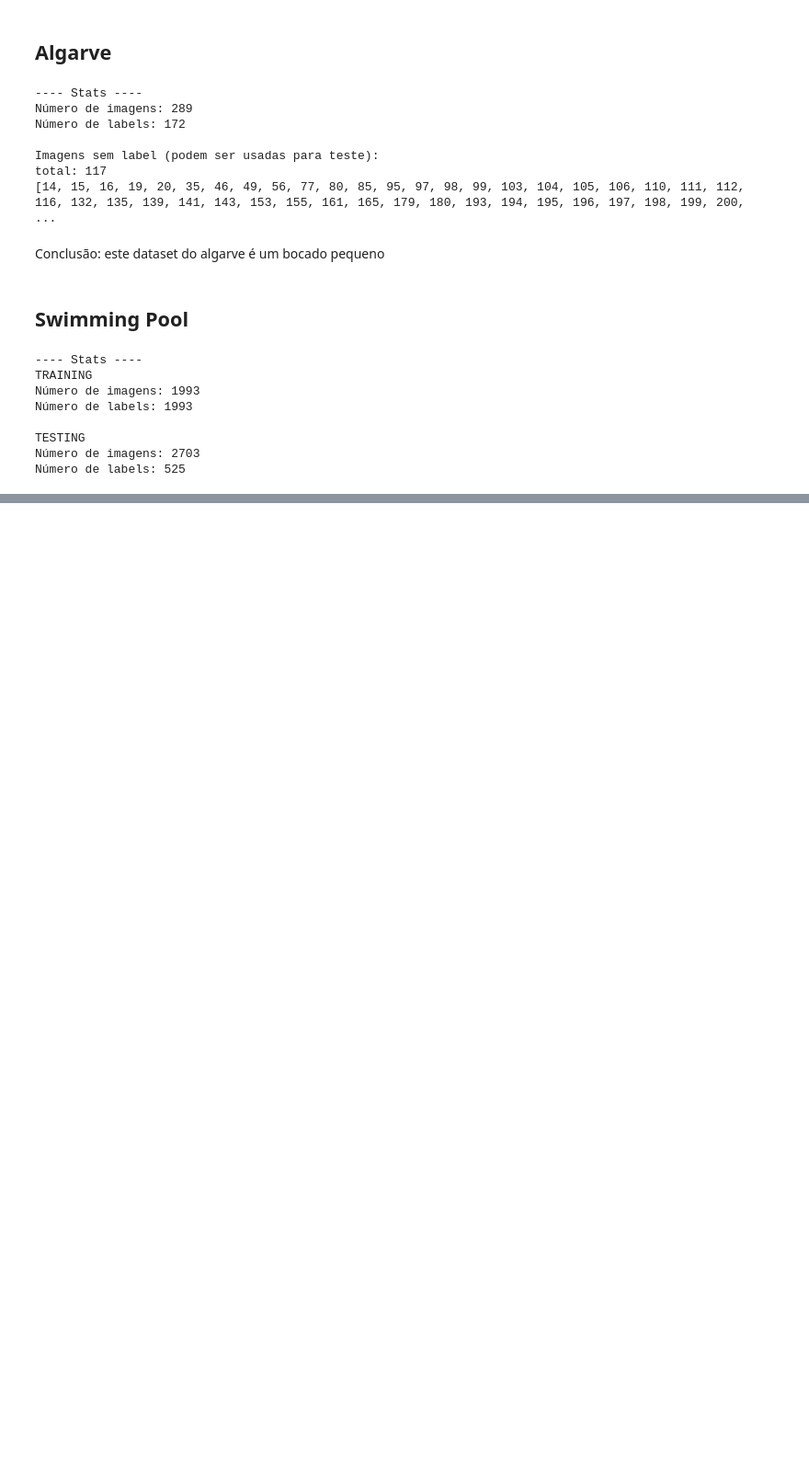
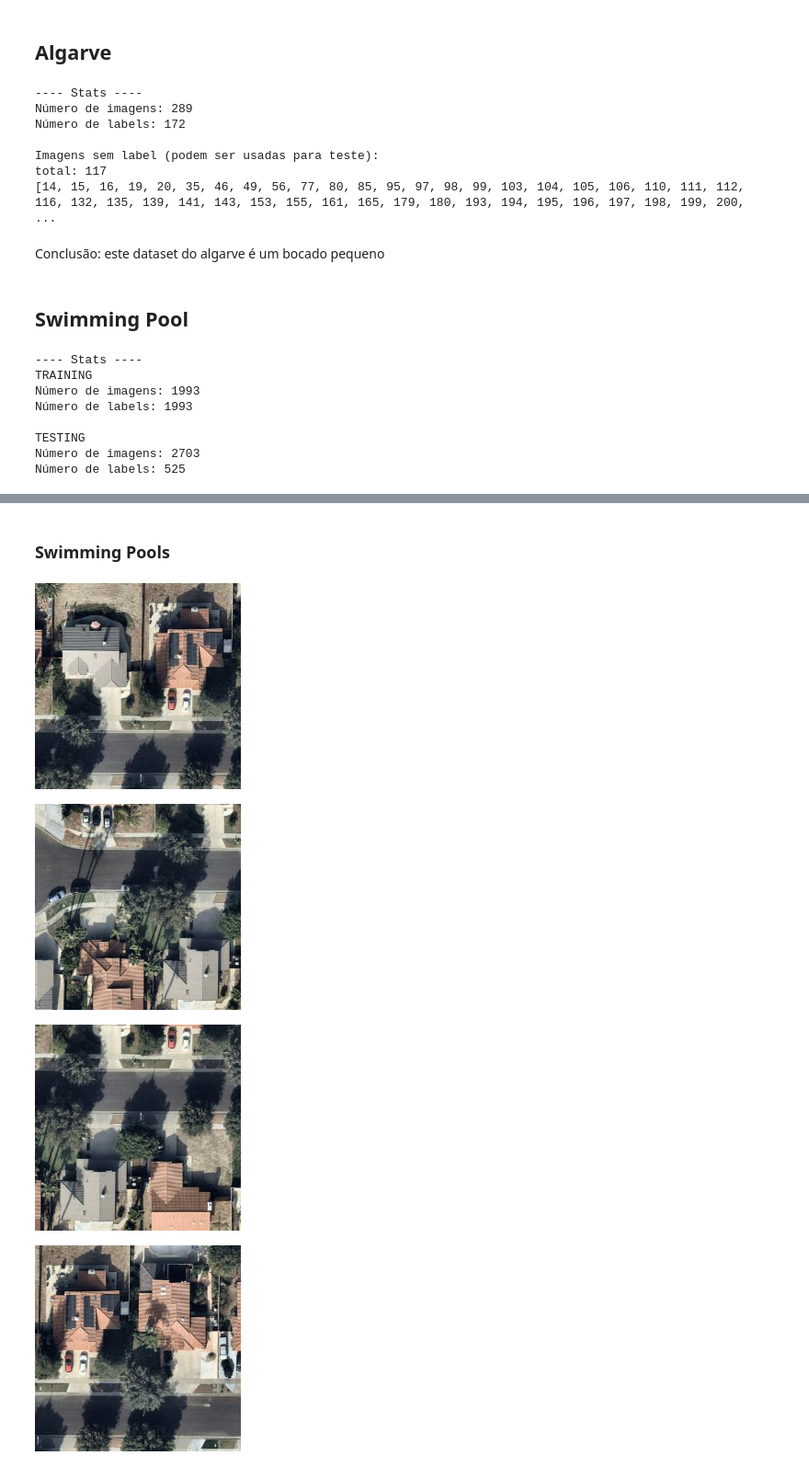
Before and after one commit to RomuloNogueira02/Deep-Learning-Project, a Jupyter notebook: dataset-info.ipynb, the cells around one changed output, grey strips where cells are left out. Shown: that part at 92% size. Drawn from its saved outputs; the diff is of its cells as text; code cells hidden in the pictures; blank space fills up the shorter version.

```diff
--- a/dataset-info.ipynb
+++ b/dataset-info.ipynb
@@ -107,0 +123,11 @@ Número de labels: 525
+# %% [markdown]
+### Swimming Pools
+# %%
+for i in range(1,5):
+    img = Image.open(f'swimmingPool/testing/images/00000000{i}.jpg')
+    display(img)
+# %% [output]
+[figure, added]
+[figure, added]
+[figure, added]
+[figure, added]
```
Also changed, not shown: parts of 4 cells of this notebook.
